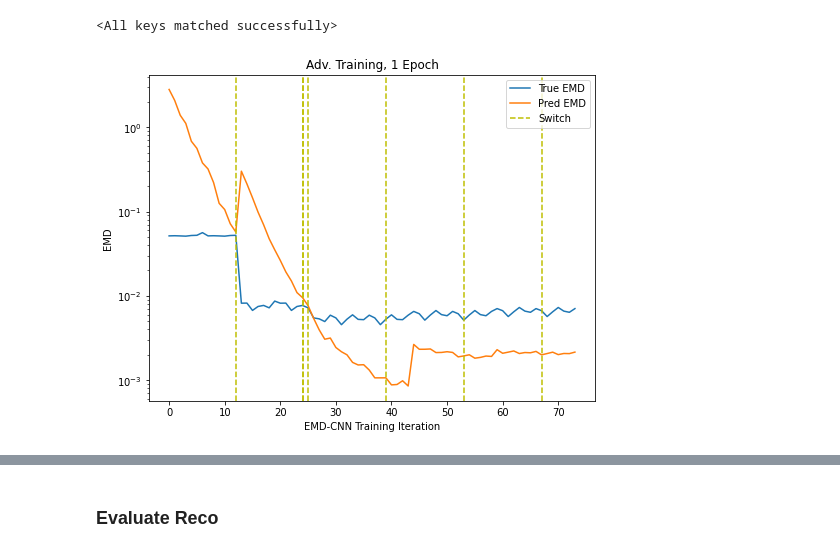
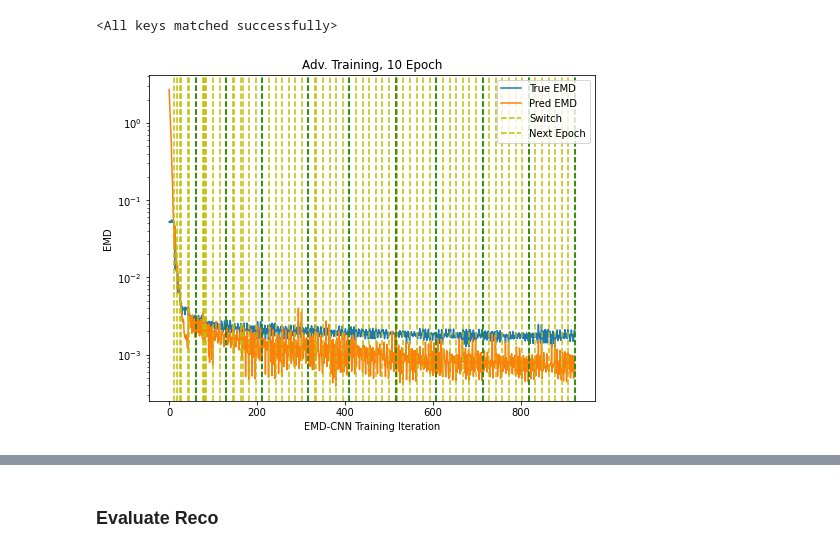
Before and after one commit to stsan9/GraphAE, a Jupyter notebook: code/qg_img_emd.ipynb, the cells around one changed output, grey strips where cells are left out. Cells and saved outputs as stored; diff of their text form; code cells hidden in the pictures.

Commit message:
longer training experiments

```diff
--- a/code/qg_img_emd.ipynb
+++ b/code/qg_img_emd.ipynb
@@ -518,7 +516,7 @@ torch.save(emdcnn.state_dict(), '/anomalyvol/qg_adv_experiments/adv_emdcnn.pt')
 # %% [markdown]
 ## Can EMD Model Learn on AE Reco?
 # %%
-lr = 0.001
+lr = 0.0005
 ae_optimizer = torch.optim.Adam(autoencoder.parameters(), lr=lr)
 
 lr = 0.0005
@@ -528,9 +526,17 @@ emdcnn.load_state_dict(torch.load('/anomalyvol/qg_adv_experiments/emdcnn.pt'))
 autoencoder.load_state_dict(torch.load('/anomalyvol/qg_adv_experiments/cnnae.pt'))
 # %% [output]
 <All keys matched successfully>
+# %%
+class MSLELoss(nn.Module):
+    def __init__(self):
+        super().__init__()
+        self.mse = nn.MSELoss()
+
+    def forward(self, pred, actual):
+        return self.mse(torch.log(pred + 1), torch.log(actual + 1))
 # %%
 # ADVERSARIAL
-max_epochs = 1
+max_epochs = 10
 batch_size = 256
 max_emd_cnn_its = 15
 
@@ -539,12 +545,16 @@ emd_patience = 2
 
 true_emd_avgs = []
 pred_emd_avgs = []
+emd_mse_training_losses = []
 ae_training_losses = []
 
 ae_step_true_emd = []
 ae_step_pred_emd = []
 
 emd_early_stop_vlines = []
+epoch_change_vlines = []
+
+criterion = MSLELoss()
 
 for epoch in tqdm(range(max_epochs), desc='Epoch'):
 
@@ -560,6 +570,7 @@ for epoch in tqdm(range(max_epochs), desc='Epoch'):
 
         emd_training_losses = []
         t2 = tqdm(range(max_emd_cnn_its), leave=False, desc='EMD Training')
+        rand_indices_inner = torch.randperm(len(train_imgs)) # shuffling mechanism
         start_inds = iter(range(0, len(train_imgs), batch_size))
         for j in t2:
 
@@ -569,7 +580,7 @@ for epoch in tqdm(range(max_epochs), desc='Epoch'):
                 start_inds = iter(range(0, len(train_imgs), batch_size))
                 k = next(start_inds, None)
 
-            batch_indices = rand_indices[k : k + batch_size]
+            batch_indices = rand_indices_inner[k : k + batch_size]
             batch = train_imgs[batch_indices]
             batch_cpu_copy = batch.clone()
             batch = batch.to(device)
@@ -582,17 +593,18 @@ for epoch in tqdm(range(max_epochs), desc='Epoch'):
             ae_output = model_output.clone().detach().cpu()
             true_emds = calc_emd_on_batch_cv2(batch_cpu_copy, ae_output).to(device)
             emd_pred = emdcnn(model_output, batch)
-            emd_model_error = nn.functional.mse_loss(emd_pred.flatten(), true_emds)
+            emd_model_error = criterion(emd_pred.flatten(), true_emds)
             emd_optimizer.zero_grad()
             emd_model_error.backward(retain_graph=True)
             emd_optimizer.step()
 
+            emd_mse_training_losses.append(emd_model_error.item())
             true_emd_avgs.append(true_emds.sum().item() / len(batch))
             pred_emd_avgs.append(emd_pred.sum().item() / len(batch))
             emd_training_losses.append(emd_model_error.item())
 
-            if abs(emd_pred.mean() - true_emds.mean()) / true_emds.mean() < 0.1:
-                break
+#             if abs(emd_pred.mean() - true_emds.mean()) / true_emds.mean() < 0.1:
+#                 break
 
             # early stopping for emdcnn
             if emd_training_losses[-1] > min(emd_training_losses) or emd_pred.mean() < true_emds.mean():
@@ -609,7 +621,7 @@ for epoch in tqdm(range(max_epochs), desc='Epoch'):
         if len(emd_early_stop_vlines) == 0:
             emd_early_stop_vlines.append(j)
         else:
-            emd_early_stop_vlines.append(j + emd_early_stop_vlines[-1])
+            emd_early_stop_vlines.append(j + emd_early_stop_vlines[-1] + 1)
 
         # sample
         batch_indices = rand_indices[i : i + batch_size]
@@ -621,7 +633,7 @@ for epoch in tqdm(range(max_epochs), desc='Epoch'):
         autoencoder.train()
         model_output = autoencoder(batch)
         emdcnn.eval()
-        emd_pred_loss = emdcnn(model_output, batch).mean()
+        emd_pred_loss = torch.log(emdcnn(model_output, batch).mean() + 1)
         ae_optimizer.zero_grad()
         emd_pred_loss.backward()
         ae_optimizer.step()
@@ -632,21 +644,24 @@ for epoch in tqdm(range(max_epochs), desc='Epoch'):
         ae_step_pred_emd.append(emd_pred_loss.item())
         ae_step_true_emd.append(true_emds.sum().item() / len(batch))
 
-    break
+    epoch_change_vlines.append(emd_early_stop_vlines[-1])
 # %%
-fig,ax = plt.subplots(figsize=(8,6))
+fig, ax = plt.subplots(figsize=(8,6))
 ax.plot(true_emd_avgs, label='True EMD')
 ax.plot(pred_emd_avgs, label='Pred EMD')
 
-plt.title('Adv. Training, 1 Epoch')
+plt.title(f'Adv. Training, {max_epochs} Epoch')
 plt.yscale('log')
 plt.ylabel('EMD')
 plt.xlabel('EMD-CNN Training Iteration')
 
 for v in emd_early_stop_vlines:
     plt.axvline(x=v, linestyle='--', color='y')
 
-plt.legend(['True EMD', 'Pred EMD', 'Switch'])
+for v in epoch_change_vlines:
+    plt.axvline(x=v, linestyle='--', color='g')
+
+plt.legend(['True EMD', 'Pred EMD', 'Switch', 'Next Epoch'])
 plt.show()
 # %% [output]
-[figure, old version]
+[figure, new version]
```
Also changed, not shown: parts of 3 cells of this notebook.
